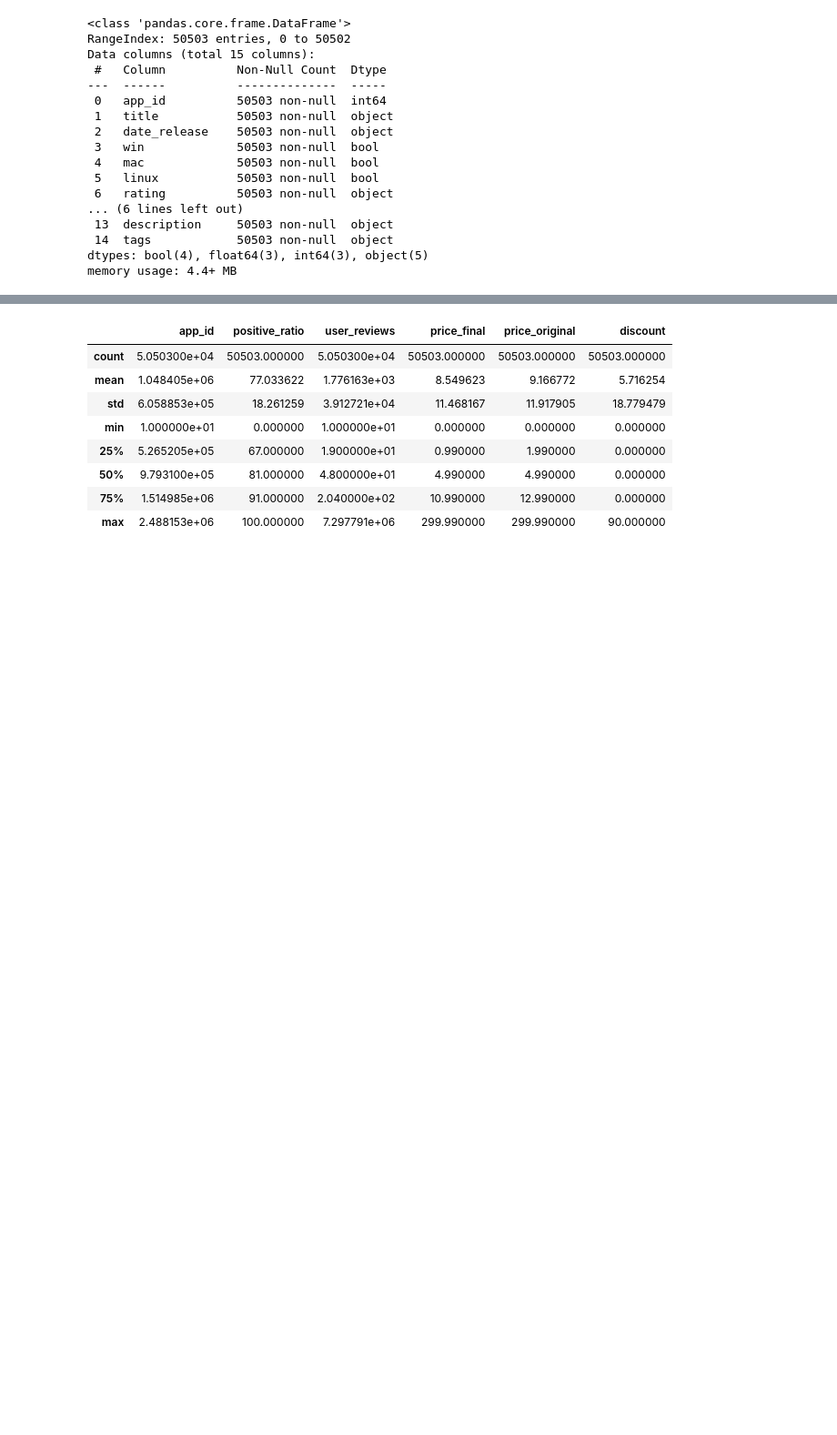
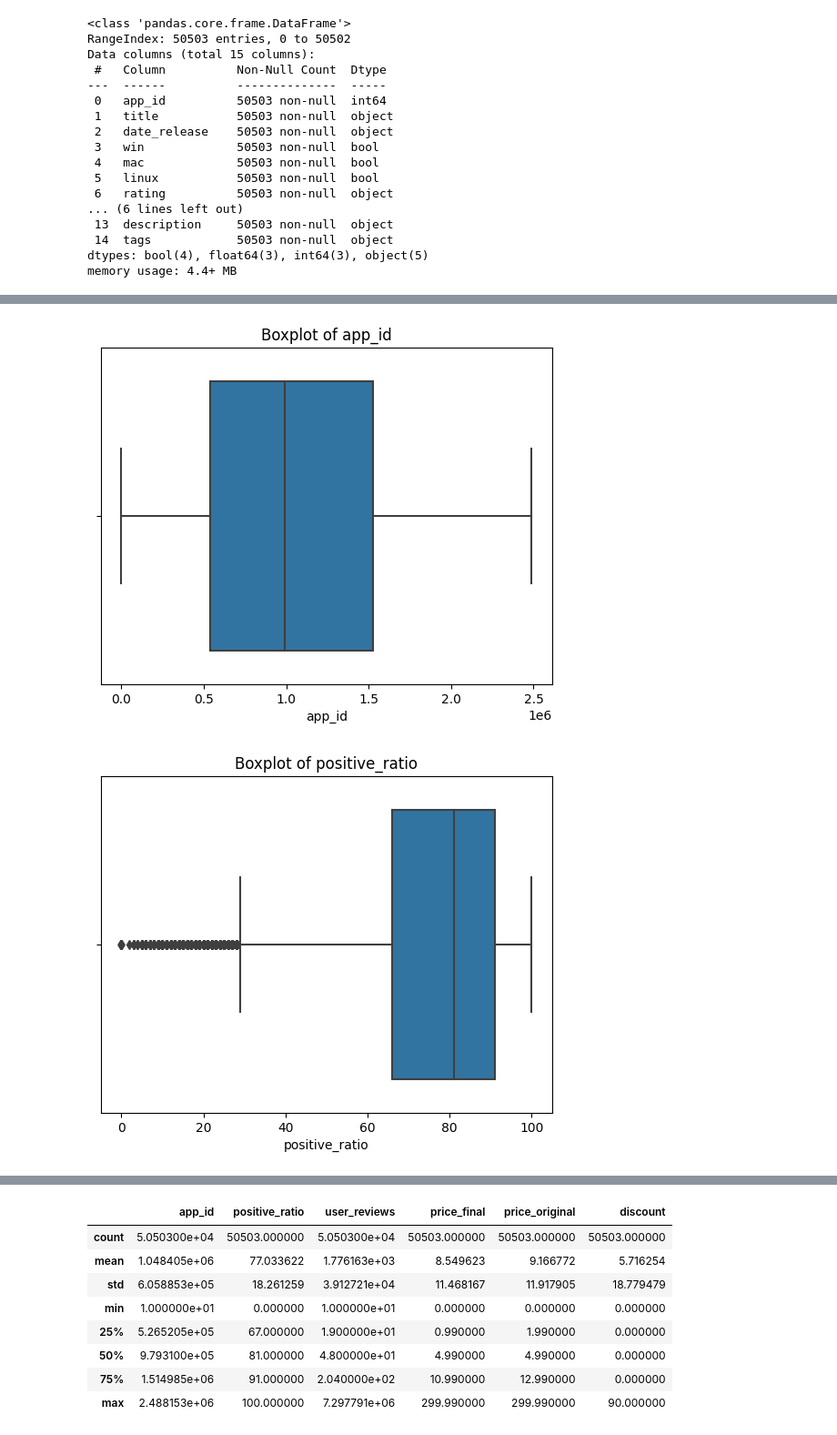
Before and after one commit to kaka5050/MBAN-6110, a Jupyter notebook: Project/sc.ipynb, the cells around one changed output, grey strips where cells are left out. Shown: that part at 91% size. Drawn from its saved outputs; the diff is of its cells as text; code cells hidden in the pictures; blank space fills up the shorter version.

```diff
--- a/Project/sc.ipynb
+++ b/Project/sc.ipynb
@@ -111,0 +146,12 @@ memory usage: 4.4+ MB
+# %%
+import pandas as pd
+
+# Step 1: Calculate the mean and standard deviation of the column
+mean_value = df_t2['user_reviews'].mean()
+std_deviation = df_t2['user_reviews'].std()
+
+# Step 2: Define a threshold to identify outliers (3 standard deviations from the mean)
+outlier_threshold = 3 * std_deviation
+
+# Step 3: Filter the DataFrame to keep only the rows within the defined threshold
+df_t2 = df_t2[abs(df_t2['user_reviews'] - mean_value) <= outlier_threshold]
@@ -111,0 +183,12 @@ memory usage: 4.4+ MB
+# %%
+numerical_columns = df_t2.select_dtypes(include=['int', 'float']).columns
+
+# Create separate boxplots for numerical columns
+for column in numerical_columns:
+    plt.figure()  # Create a new figure for each boxplot
+    sns.boxplot(x=column, data=df_t2)
+    plt.title(f"Boxplot of {column}")  # Set the title for each boxplot
+    plt.show()
+# %% [output]
+[figure, added]
+[figure, added]
```
Also changed, not shown: parts of 51 cells of this notebook.
